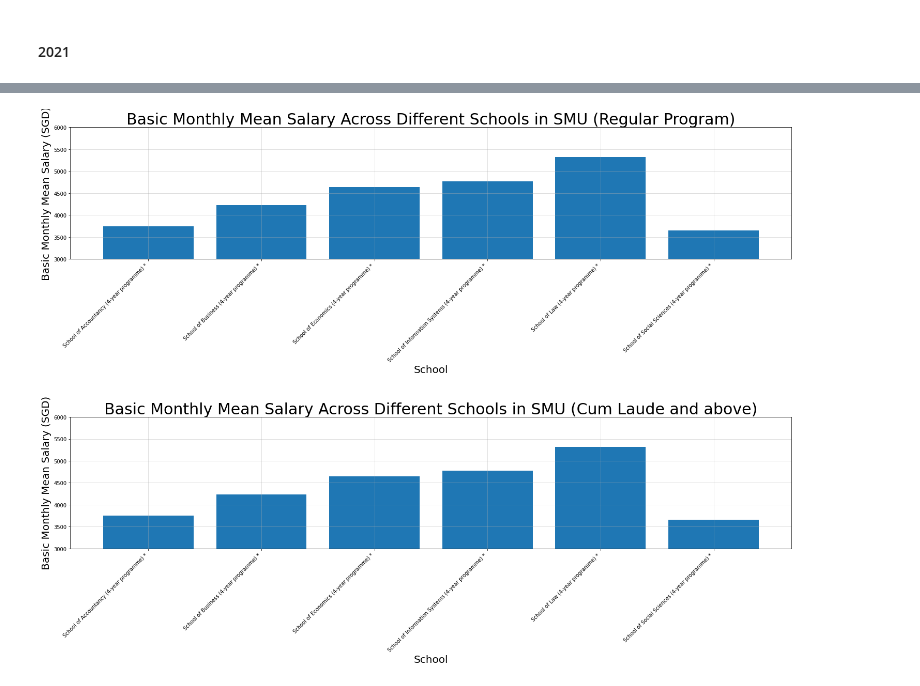
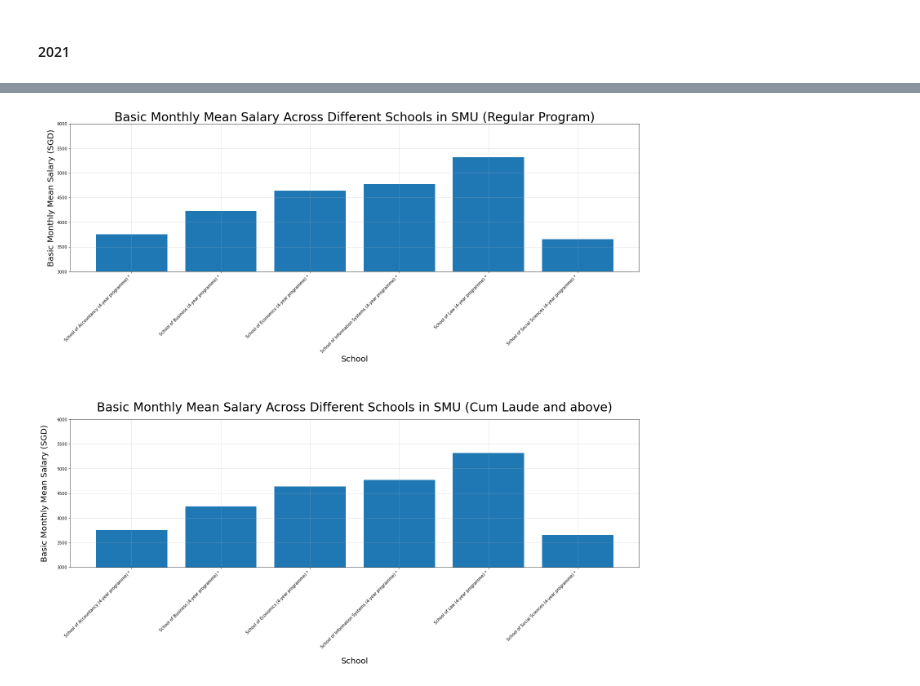
Before and after one commit to rajkaran27/PDS-CA2, a Jupyter notebook: CA2-new.ipynb, the cells around one changed output, grey strips where cells are left out. Drawn from its saved outputs; the diff is of its cells as text; code cells hidden in the pictures.

```diff
--- a/CA2-new.ipynb
+++ b/CA2-new.ipynb
@@ -281,36 +427,36 @@ plt.show()
 # %%
 smu_filtered = graduate_employment_survey[graduate_employment_survey.university == 'Singapore Management University']
 smu_filtered = smu_filtered[smu_filtered.year == 2021]
 
 without_cum = smu_filtered[~smu_filtered.degree.str.contains(' Cum Laude and above', na=False)]
 without_cum = without_cum[~without_cum.degree.str.contains(r' \(Cum Laude and above\)', na=False)]
 
 mean_salary_regular = without_cum.groupby('school').basic_monthly_mean.mean().reset_index()
 
 
 with_cum = smu_filtered[smu_filtered.degree.str.contains(r' \(Cum Laude and above\)', na=False)]
 mean_salary_cum = with_cum.groupby('school').basic_monthly_mean.mean().reset_index()
 
-plt.figure(figsize=(25, 15))
+plt.figure(figsize=(25, 20))
 
 plt.subplot(2,1,1)
 plt.ylim(3000, 6000)
 plt.bar(mean_salary_regular.school, mean_salary_regular.basic_monthly_mean)
 plt.xlabel('School',fontsize=20)
 plt.ylabel('Basic Monthly Mean Salary (SGD)',fontsize=20)
 plt.title('Basic Monthly Mean Salary Across Different Schools in SMU (Regular Program)',fontsize=30)
 plt.xticks(rotation=45, ha='right')
 plt.grid(alpha=0.5)
 
 plt.subplot(2, 1, 2)
 plt.ylim(3000, 6000)
 plt.bar(mean_salary_regular.school, mean_salary_regular.basic_monthly_mean)
-plt.xlabel('School',fontsize=20)
-plt.ylabel('Basic Monthly Mean Salary (SGD)',fontsize=20)
-plt.title('Basic Monthly Mean Salary Across Different Schools in SMU (Cum Laude and above)',fontsize=30)
+plt.xlabel('School',fontsize=20,labelpad=20)
+plt.ylabel('Basic Monthly Mean Salary (SGD)',fontsize=20,labelpad=20)
+plt.title('Basic Monthly Mean Salary Across Different Schools in SMU (Cum Laude and above)',fontsize=30,pad=20)
 plt.xticks(rotation=45, ha='right')
-plt.subplots_adjust(hspace=1.2)
+plt.subplots_adjust(hspace=1)
 plt.grid(alpha=0.5)
 plt.show()
 # %% [output]
-[figure, old version]
+[figure, new version]
```
Also changed, not shown: parts of 45 cells of this notebook, 3 other files.
